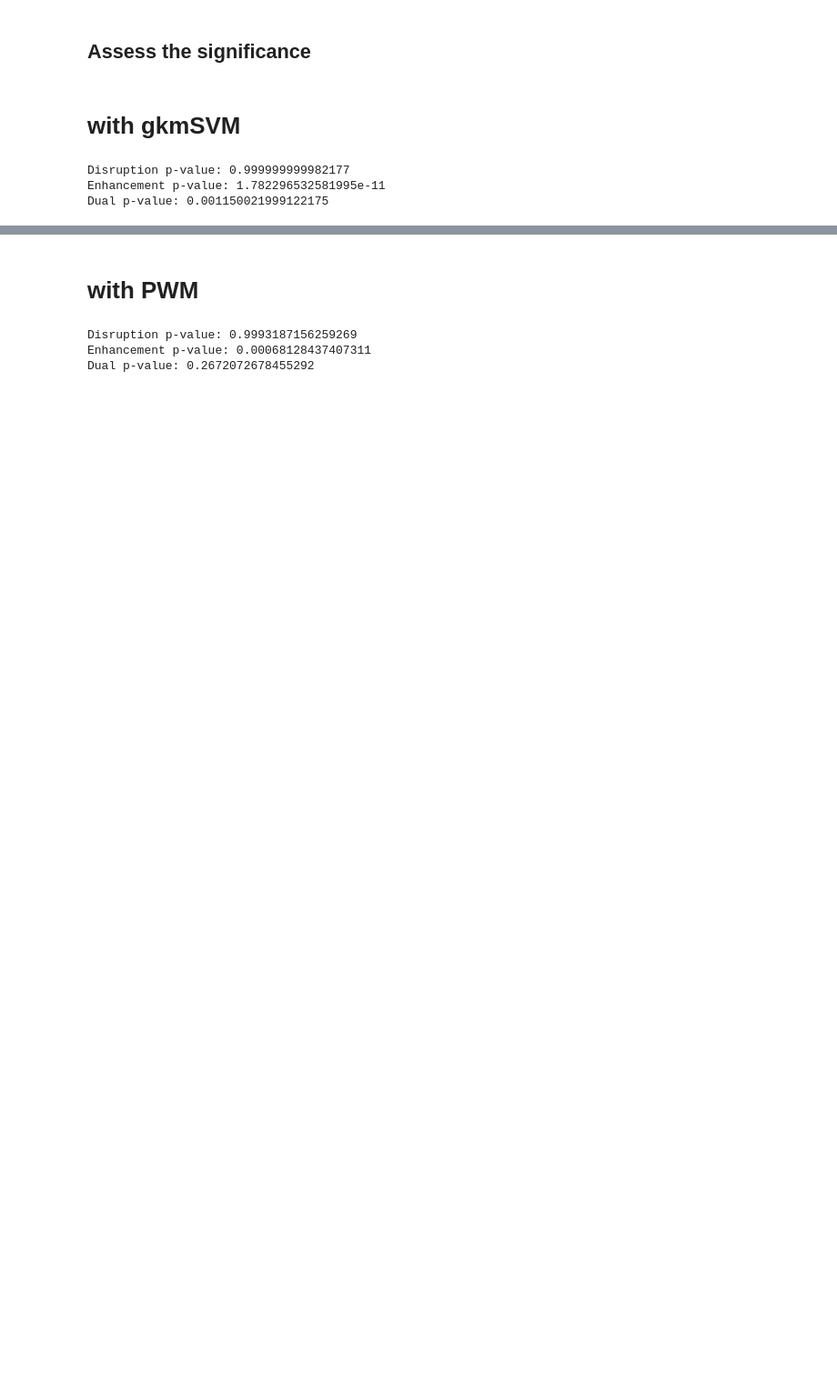
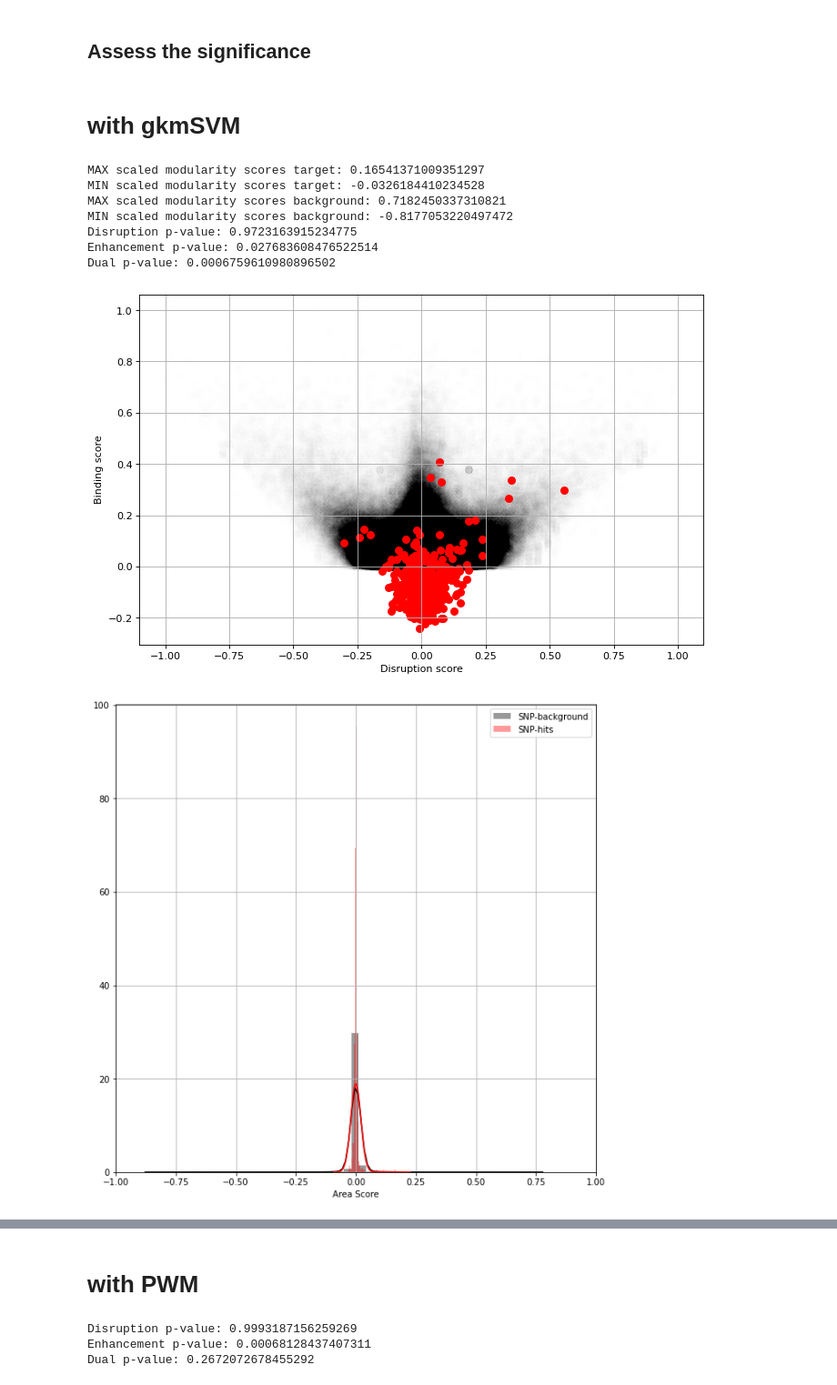
Before and after one commit to DoroteaSavariso98/MotifRaptor_gkmSVM, a Jupyter notebook: abstract/notebook_NFKB1.ipynb, the cells around one changed output, grey strips where cells are left out. Shown at 91% size. Cells and saved outputs as stored; diff of their text form; code cells hidden in the pictures; blank space fills up the shorter version.

```diff
--- a/abstract/notebook_NFKB1.ipynb
+++ b/abstract/notebook_NFKB1.ipynb
@@ -51,6 +65,10 @@ bind_scaler,dirsupt_scaler_pos,dirsupt_scaler_neg,scaled_bind_scores_target,scal
 # %%
 target_data=scaled_mod_scores_target
+print("MAX scaled modularity scores target: "+str(max(target_data)))
+print("MIN scaled modularity scores target: "+str(min(target_data)))
 bg_data=scaled_mod_scores_bg
+print("MAX scaled modularity scores background: "+str(max(bg_data)))
+print("MIN scaled modularity scores background: "+str(min(bg_data)))
 
 pop_mean=np.mean(bg_data)
 pop_var=np.var(bg_data)
@@ -76,6 +94,10 @@ print("Disruption p-value: "+str(report_pvalue_left))
 print("Enhancement p-value: "+str(report_pvalue_right))
 print("Dual p-value: "+str(report_pvalue_abs))
 # %% [output]
-Disruption p-value: 0.999999999982177
-Enhancement p-value: 1.782296532581995e-11
-Dual p-value: 0.001150021999122175
+MAX scaled modularity scores target: 0.16541371009351297
+MIN scaled modularity scores target: -0.0326184410234528
+MAX scaled modularity scores background: 0.7182450337310821
+MIN scaled modularity scores background: -0.8177053220497472
+Disruption p-value: 0.9723163915234775
+Enhancement p-value: 0.027683608476522514
+Dual p-value: 0.0006759610980896502
@@ -81,0 +240,9 @@ Dual p-value: 0.001150021999122175
+# %%
+snp_motif_result_file='gkm/target/NFKB1/NFKB1.scores'
+bg_score_folder='gkm/bg/NFKB1/'
+motif_id_name="NFKB1"
+pngfilename="plot_distribution_"+motif_id_name+".png"
+plot_motif_specific_main(snp_motif_result_file, bg_score_folder, motif_id_name, pngfilename)
+# %% [output]
+[figure, added]
+[figure, added]
```
Also changed, not shown: parts of 8 cells of this notebook.
